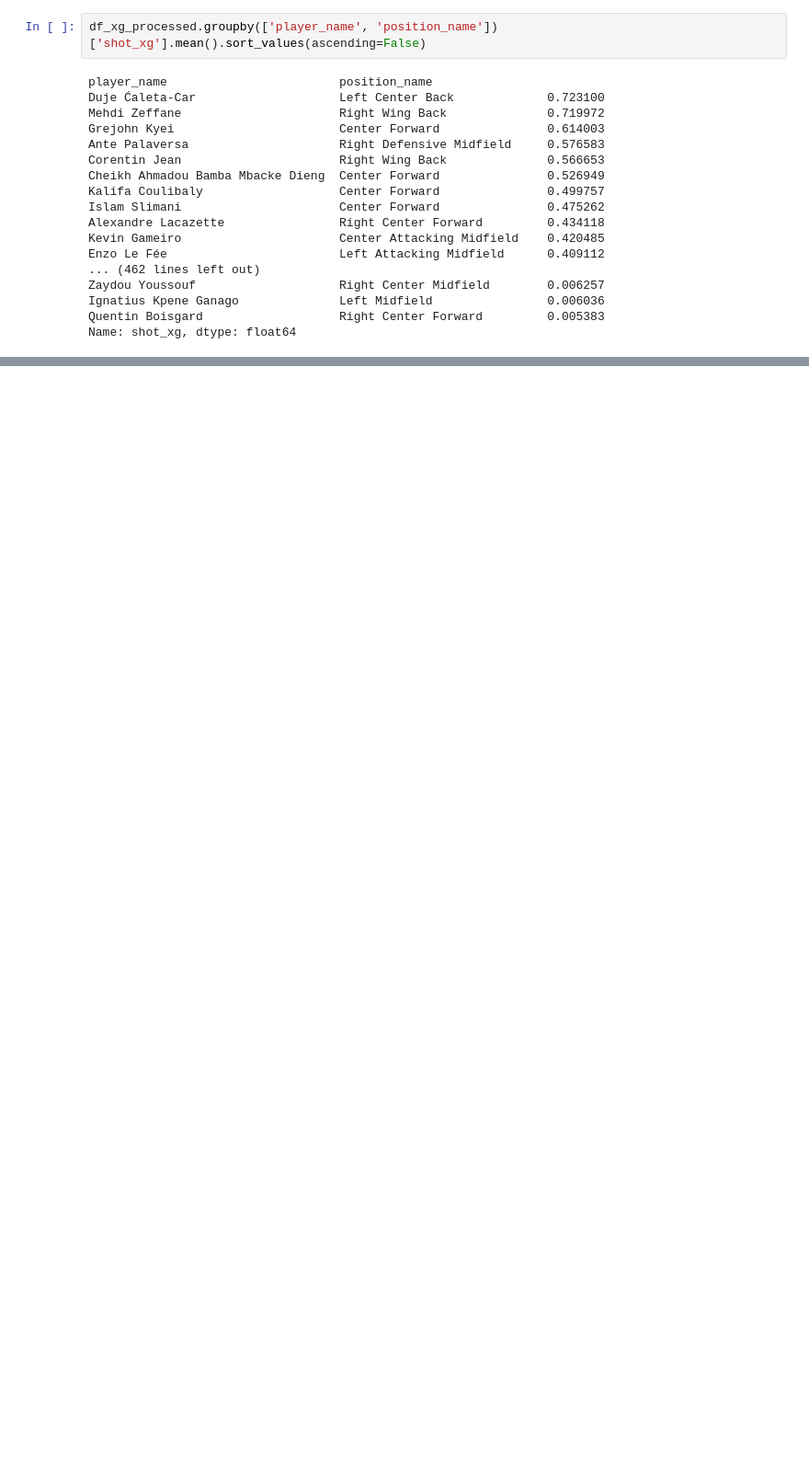
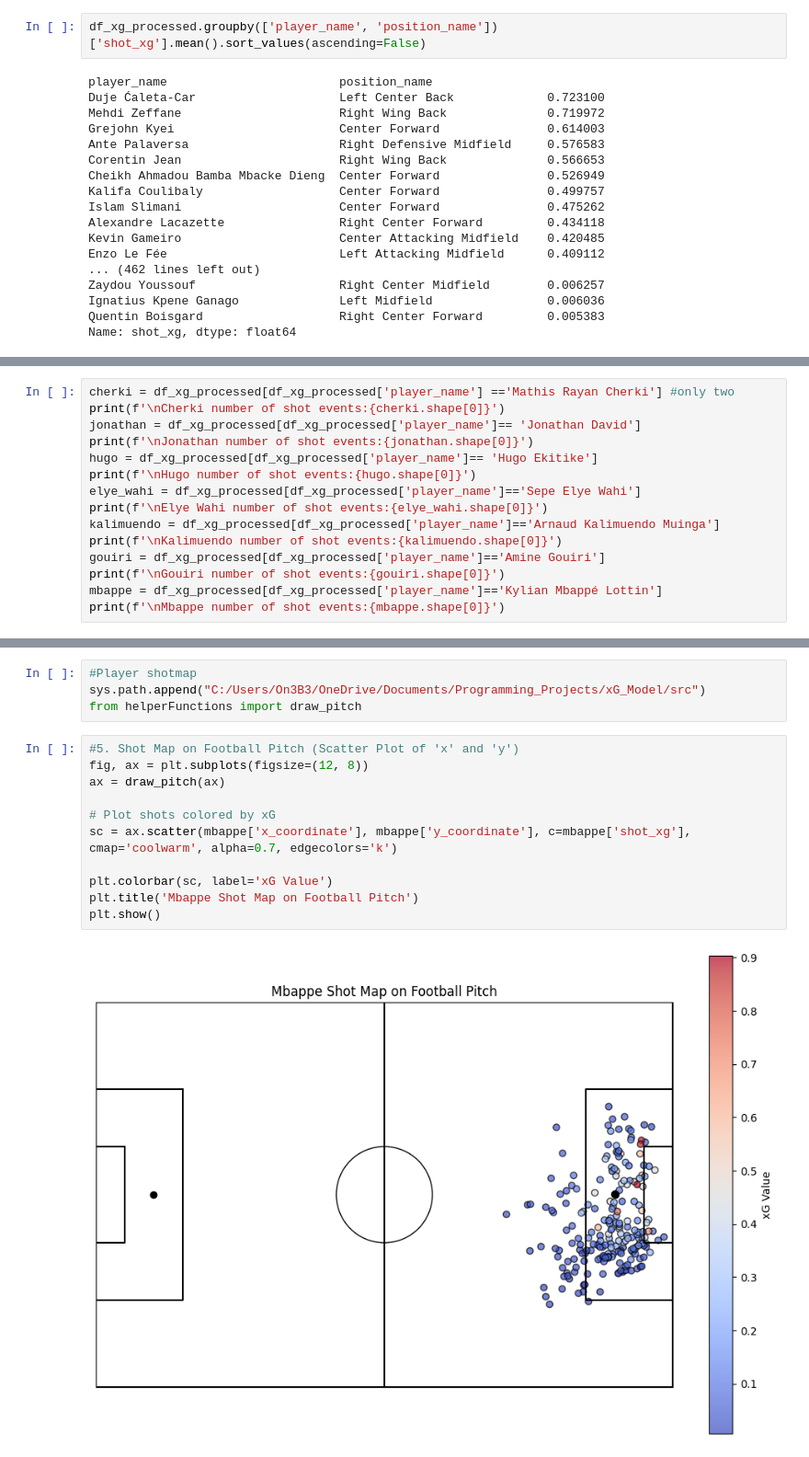
Before and after one commit to Clarkey33/Soccer-xG-Analytics-Model, a Jupyter notebook: notebooks/player_finishing_profile_data_prep.ipynb, the cells around one changed output, grey strips where cells are left out. Shown at 92% size. Cells and saved outputs as stored; diff of their text form; blank space fills up the shorter version.

```diff
--- a/notebooks/player_finishing_profile_data_prep.ipynb
+++ b/notebooks/player_finishing_profile_data_prep.ipynb
@@ -911,0 +917,15 @@ Name: shot_xg, dtype: float64
+# %%
+cherki = df_xg_processed[df_xg_processed['player_name'] =='Mathis Rayan Cherki'] #only two
+print(f'\nCherki number of shot events:{cherki.shape[0]}')
+jonathan = df_xg_processed[df_xg_processed['player_name']== 'Jonathan David']
+print(f'\nJonathan number of shot events:{jonathan.shape[0]}')
+hugo = df_xg_processed[df_xg_processed['player_name']== 'Hugo Ekitike']
+print(f'\nHugo number of shot events:{hugo.shape[0]}')
+elye_wahi = df_xg_processed[df_xg_processed['player_name']=='Sepe Elye Wahi']
+print(f'\nElye Wahi number of shot events:{elye_wahi.shape[0]}')
+kalimuendo = df_xg_processed[df_xg_processed['player_name']=='Arnaud Kalimuendo Muinga']
+print(f'\nKalimuendo number of shot events:{kalimuendo.shape[0]}')
+gouiri = df_xg_processed[df_xg_processed['player_name']=='Amine Gouiri']
+print(f'\nGouiri number of shot events:{gouiri.shape[0]}')
+mbappe = df_xg_processed[df_xg_processed['player_name']=='Kylian Mbappé Lottin']
+print(f'\nMbappe number of shot events:{mbappe.shape[0]}')
@@ -911,0 +1024,17 @@ Name: shot_xg, dtype: float64
+# %%
+#Player shotmap
+sys.path.append("C:/Users/On3B3/OneDrive/Documents/Programming_Projects/xG_Model/src")
+from helperFunctions import draw_pitch
+# %%
+#5. Shot Map on Football Pitch (Scatter Plot of 'x' and 'y')
+fig, ax = plt.subplots(figsize=(12, 8))
+ax = draw_pitch(ax)
+
+# Plot shots colored by xG
+sc = ax.scatter(mbappe['x_coordinate'], mbappe['y_coordinate'], c=mbappe['shot_xg'], cmap='coolwarm', alpha=0.7, edgecolors='k')
+
+plt.colorbar(sc, label='xG Value')
+plt.title('Mbappe Shot Map on Football Pitch')
+plt.show()
+# %% [output]
+[figure, added]
```
Also changed, not shown: parts of 12 cells of this notebook, 1 other file.
